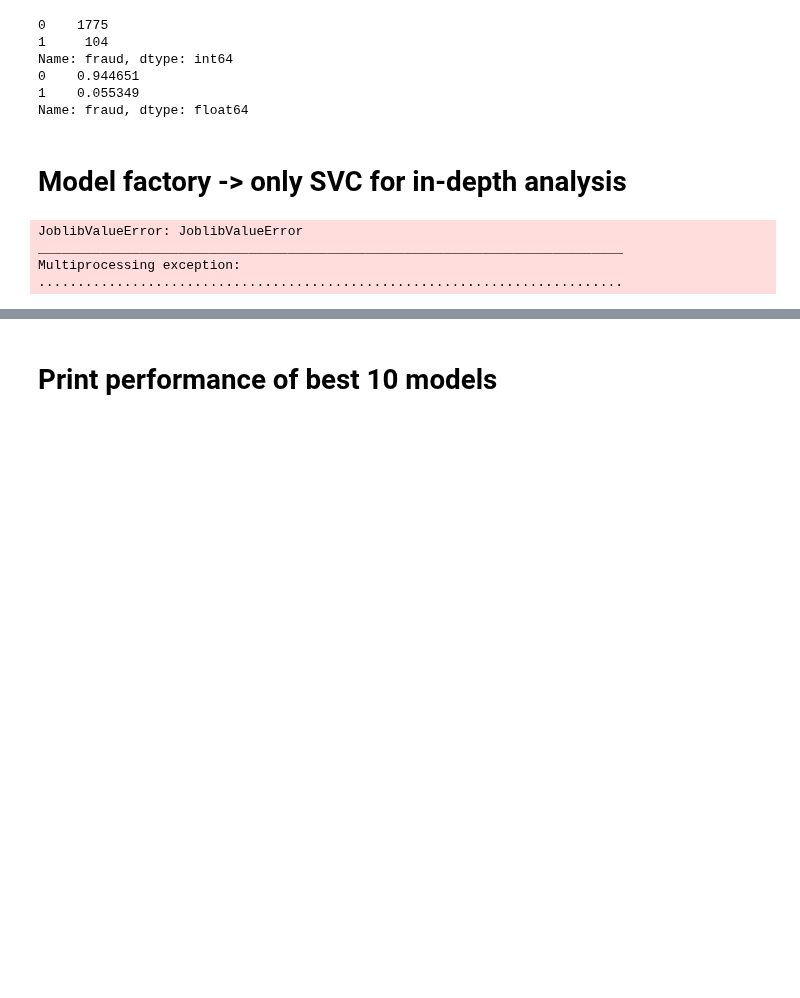
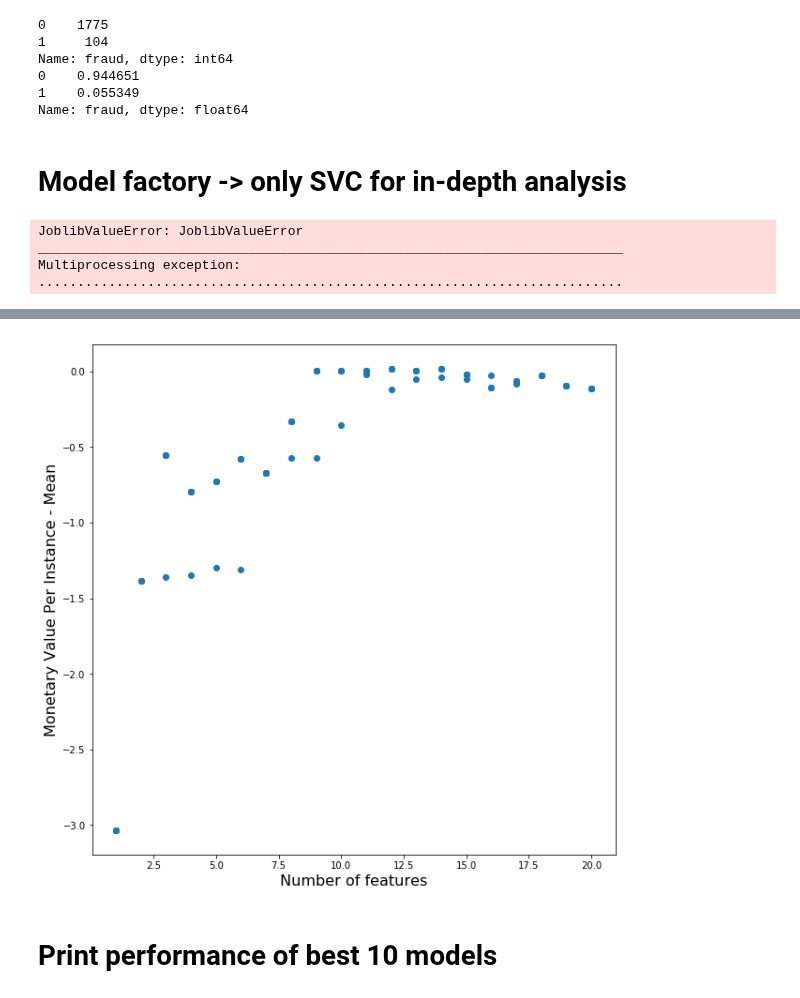
Before and after one commit to anhmt90/data-mining-cup, a Jupyter notebook: models/In Depth Model Analysis/svm.ipynb, the cells around one changed output, grey strips where cells are left out. Cells and saved outputs as stored; diff of their text form; code cells hidden in the pictures; blank space fills up the shorter version.

```diff
--- a/models/In Depth Model Analysis/svm.ipynb
+++ b/models/In Depth Model Analysis/svm.ipynb
@@ -76,3 +76,6 @@ result_table.index = range(0,result_table.shape[0])
 result_table
 # %%
 pickle_it()
+# %%
+result_table = from_pickle('result_table_SVC')
+result_table
@@ -79,3 +100,7 @@ pickle_it()
+# %%
+plot_number_features(result_table)
+# %% [output]
+[figure, added]
 # %% [markdown]
 # Print performance of best 10 models
 # %%
```
Also changed, not shown: parts of 2 cells of this notebook, 3 other files.
